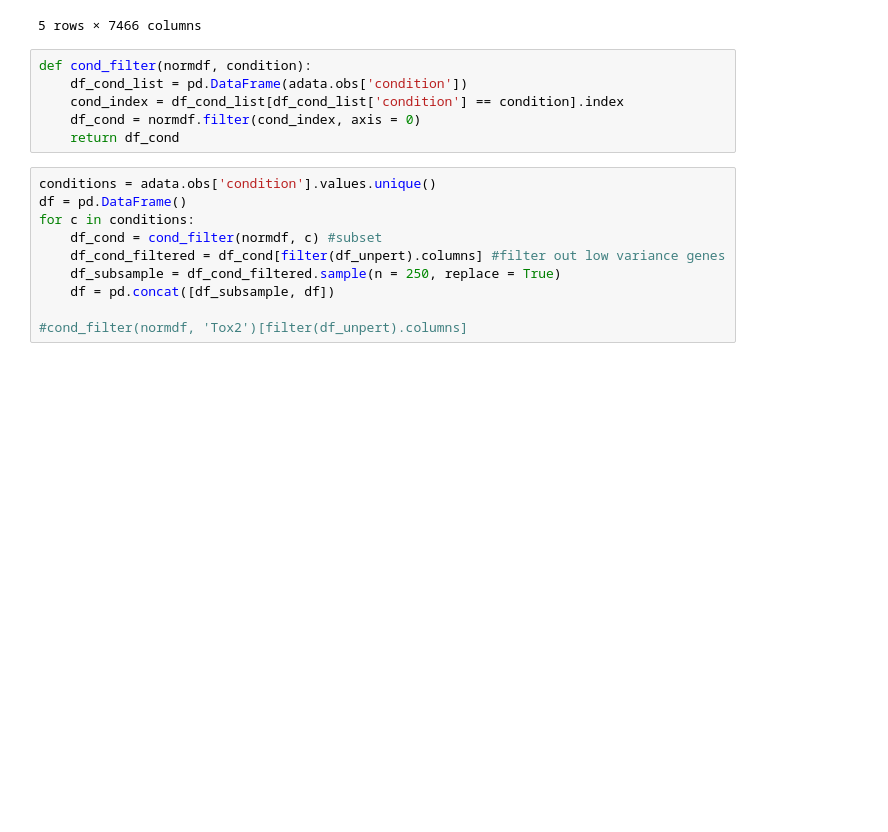
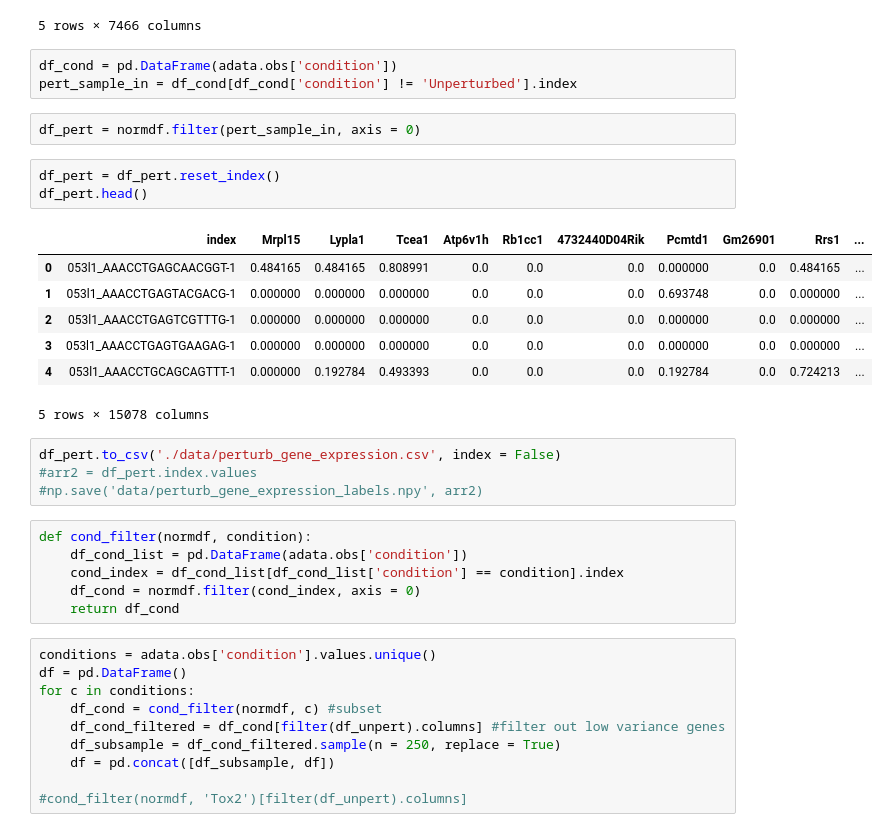
Before and after one commit to amandakhoo/CIDS2023, a Jupyter notebook: classifer.ipynb, the cells around one changed output. Cells and saved outputs as stored; diff of their text form; blank space fills up the shorter version.

```diff
--- a/classifer.ipynb
+++ b/classifer.ipynb
@@ -136,6 +137,26 @@ df_unpert_labels.to_csv('./data/unperturbed_filtered_labels.csv', index = None)
 | 053l1_AAACGGGAGTGGAGAA-1 | 1.020401 | 1.020401 | 0.000000 | 0.000000 | 0.000000 | 0.0 | 0.000000 | 0.0 | 0.0 | 0.000000 | ... | ... |
 | 053l1_AAACGGGCAATCGAAA-1 | 0.000000 | 0.000000 | 0.000000 | 0.000000 | 0.000000 | 0.0 | 0.000000 | 0.0 | 0.0 | 0.000000 | ... | ... |
 5 rows × 7466 columns
+# %%
+df_cond = pd.DataFrame(adata.obs['condition'])
+pert_sample_in = df_cond[df_cond['condition'] != 'Unperturbed'].index
+# %%
+df_pert = normdf.filter(pert_sample_in, axis = 0)
+# %%
+df_pert = df_pert.reset_index()
+df_pert.head()
+# %% [output]
+|  | index | Mrpl15 | Lypla1 | Tcea1 | Atp6v1h | Rb1cc1 | 4732440D04Rik | Pcmtd1 | Gm26901 | Rrs1 | ... |
+| 0 | 053l1_AAACCTGAGCAACGGT-1 | 0.484165 | 0.484165 | 0.808991 | 0.0 | 0.0 | 0.0 | 0.000000 | 0.0 | 0.484165 | ... |
+| 1 | 053l1_AAACCTGAGTACGACG-1 | 0.000000 | 0.000000 | 0.000000 | 0.0 | 0.0 | 0.0 | 0.693748 | 0.0 | 0.000000 | ... |
+| 2 | 053l1_AAACCTGAGTCGTTTG-1 | 0.000000 | 0.000000 | 0.000000 | 0.0 | 0.0 | 0.0 | 0.000000 | 0.0 | 0.000000 | ... |
+| 3 | 053l1_AAACCTGAGTGAAGAG-1 | 0.000000 | 0.000000 | 0.000000 | 0.0 | 0.0 | 0.0 | 0.000000 | 0.0 | 0.000000 | ... |
+| 4 | 053l1_AAACCTGCAGCAGTTT-1 | 0.000000 | 0.192784 | 0.493393 | 0.0 | 0.0 | 0.0 | 0.192784 | 0.0 | 0.724213 | ... |
+5 rows × 15078 columns
+# %%
+df_pert.to_csv('./data/perturb_gene_expression.csv', index = False)
+#arr2 = df_pert.index.values
+#np.save('data/perturb_gene_expression_labels.npy', arr2)
 # %%
 def cond_filter(normdf, condition):
     df_cond_list = pd.DataFrame(adata.obs['condition'])
```
Also changed, not shown: parts of 5 cells of this notebook, 6 other files.
